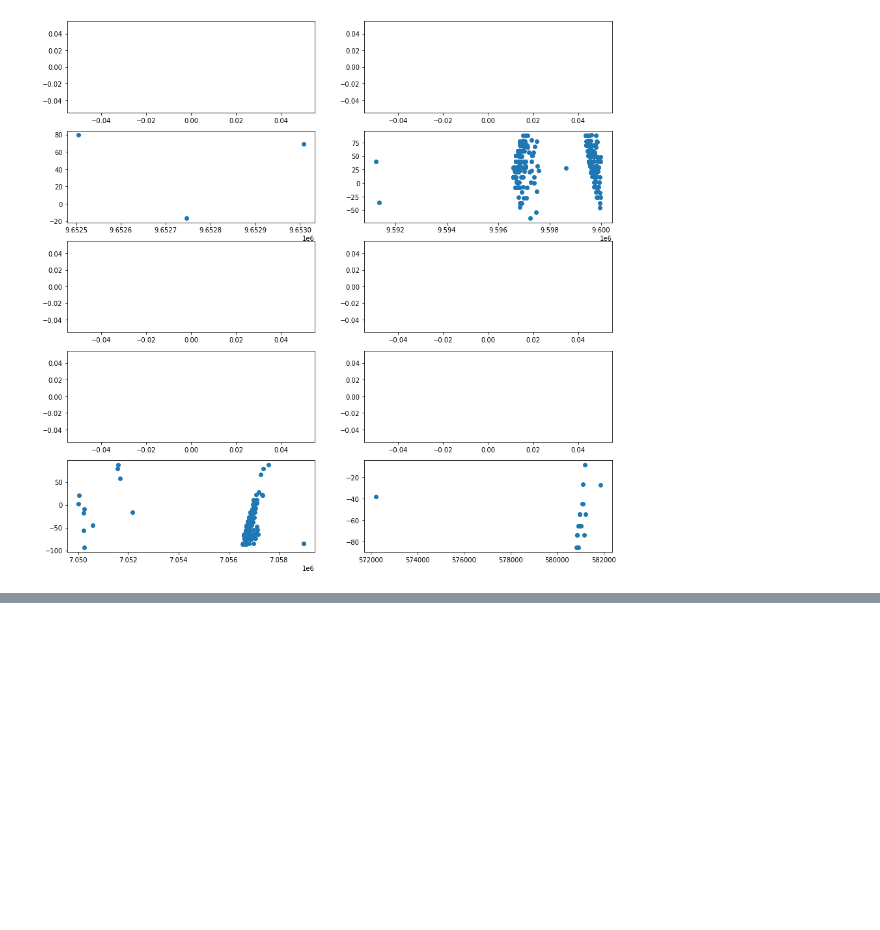
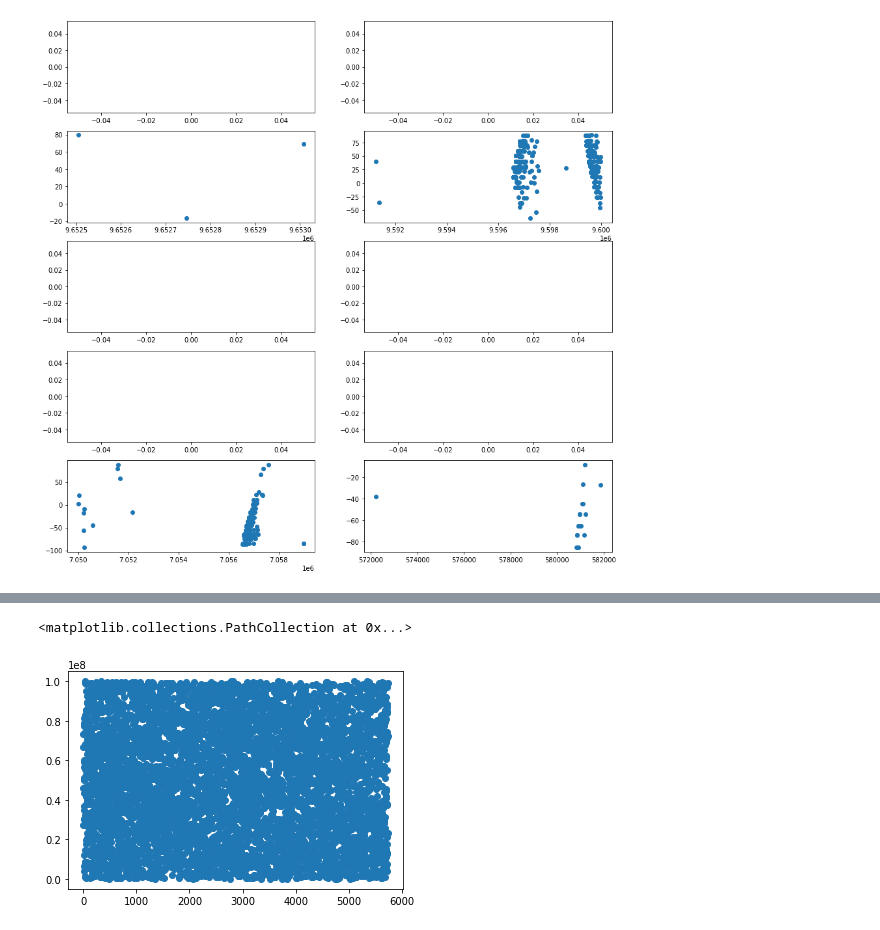
Before and after one commit to arumoy-shome/km3net, a Jupyter notebook: notebooks/verification.ipynb, the cells around one changed output, grey strips where cells are left out. Drawn from its saved outputs; the diff is of its cells as text; code cells hidden in the pictures; blank space fills up the shorter version.

Commit message:
[feature]: verify hits time offset

```diff
--- a/notebooks/verification.ipynb
+++ b/notebooks/verification.ipynb
@@ -104,0 +110,3 @@ axs[4, 1].scatter(slice.time, slice.pos_x)
+# %%
+df = utils.load(DATADIR+'/processed/data.csv')
+df
@@ -104,0 +127,3 @@ axs[4, 1].scatter(slice.time, slice.pos_x)
+# %%
+df_by_event_id = df.groupby('event_id').mean()
+df_by_event_id
@@ -104,0 +145,5 @@ axs[4, 1].scatter(slice.time, slice.pos_x)
+# %%
+plt.scatter(df_by_event_id.index, df_by_event_id['time'])
+# %% [output]
+<matplotlib.collections.PathCollection at 0x...>
+[figure, added]
```
Also changed, not shown: parts of 5 cells of this notebook.
